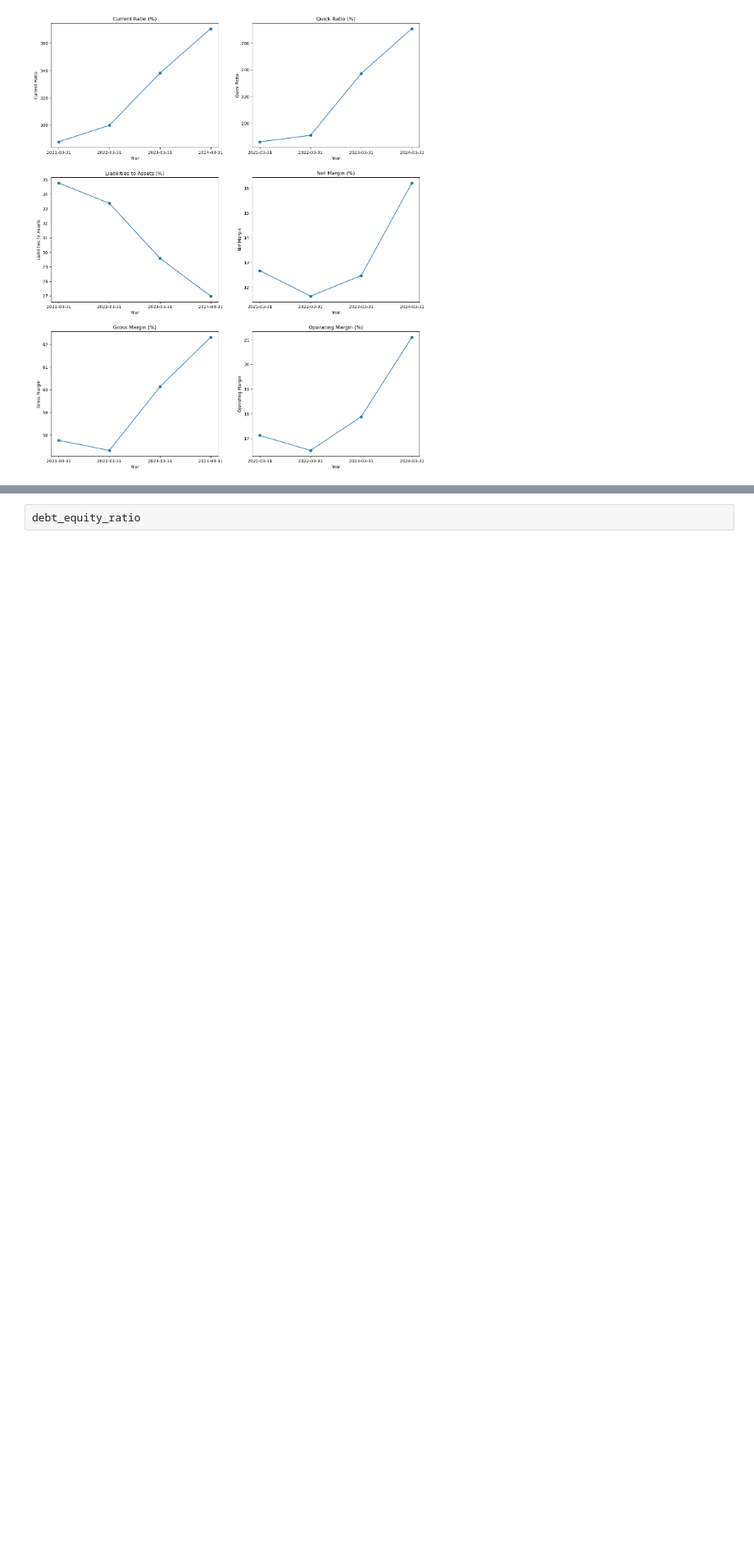
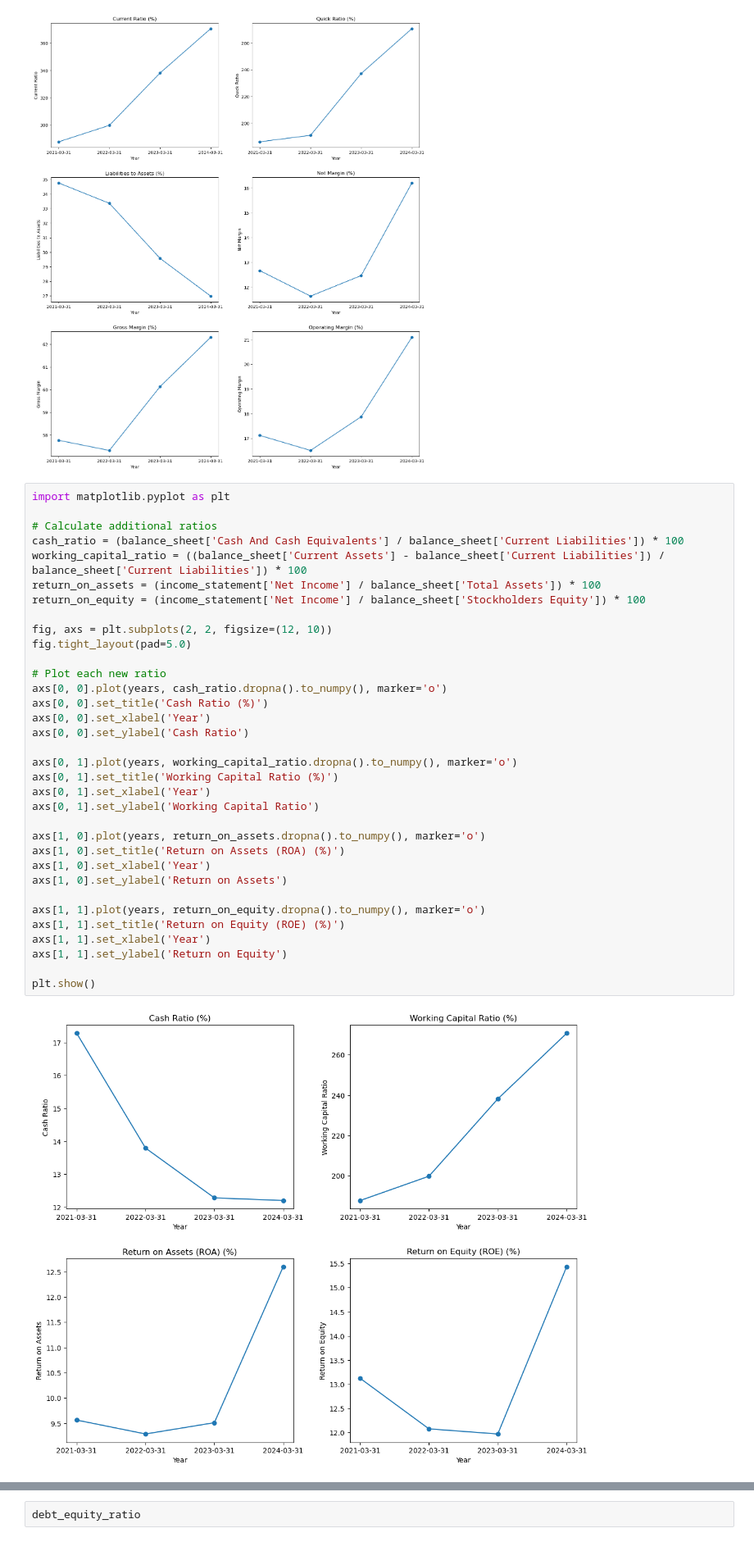
Before and after one commit to Rishi-Bharadwaj/Applied-AI-in-Finance, a Jupyter notebook: Bav/first.ipynb, the cells around one changed output, grey strips where cells are left out. Shown at 82% size. Saved outputs shown, nothing was run; the diff lists cells and outputs as text; blank space fills up the shorter version.

Commit message:
plots

```diff
--- a/Bav/first.ipynb
+++ b/Bav/first.ipynb
@@ -166,3 +166,39 @@ axs[1, 1].set_ylabel('Net Margin')
 plt.show()
 # %% [output]
 [figure]
+# %%
+import matplotlib.pyplot as plt
+
+# Calculate additional ratios
+cash_ratio = (balance_sheet['Cash And Cash Equivalents'] / balance_sheet['Current Liabilities']) * 100
+working_capital_ratio = ((balance_sheet['Current Assets'] - balance_sheet['Current Liabilities']) / balance_sheet['Current Liabilities']) * 100
+return_on_assets = (income_statement['Net Income'] / balance_sheet['Total Assets']) * 100
+return_on_equity = (income_statement['Net Income'] / balance_sheet['Stockholders Equity']) * 100
+
+fig, axs = plt.subplots(2, 2, figsize=(12, 10))
+fig.tight_layout(pad=5.0)
+
+# Plot each new ratio
+axs[0, 0].plot(years, cash_ratio.dropna().to_numpy(), marker='o')
+axs[0, 0].set_title('Cash Ratio (%)')
+axs[0, 0].set_xlabel('Year')
+axs[0, 0].set_ylabel('Cash Ratio')
+
+axs[0, 1].plot(years, working_capital_ratio.dropna().to_numpy(), marker='o')
+axs[0, 1].set_title('Working Capital Ratio (%)')
+axs[0, 1].set_xlabel('Year')
+axs[0, 1].set_ylabel('Working Capital Ratio')
+
+axs[1, 0].plot(years, return_on_assets.dropna().to_numpy(), marker='o')
+axs[1, 0].set_title('Return on Assets (ROA) (%)')
+axs[1, 0].set_xlabel('Year')
+axs[1, 0].set_ylabel('Return on Assets')
+
+axs[1, 1].plot(years, return_on_equity.dropna().to_numpy(), marker='o')
+axs[1, 1].set_title('Return on Equity (ROE) (%)')
+axs[1, 1].set_xlabel('Year')
+axs[1, 1].set_ylabel('Return on Equity')
+
+plt.show()
+# %% [output]
+[figure, added]
```
Also changed, not shown: parts of 5 cells of this notebook.
